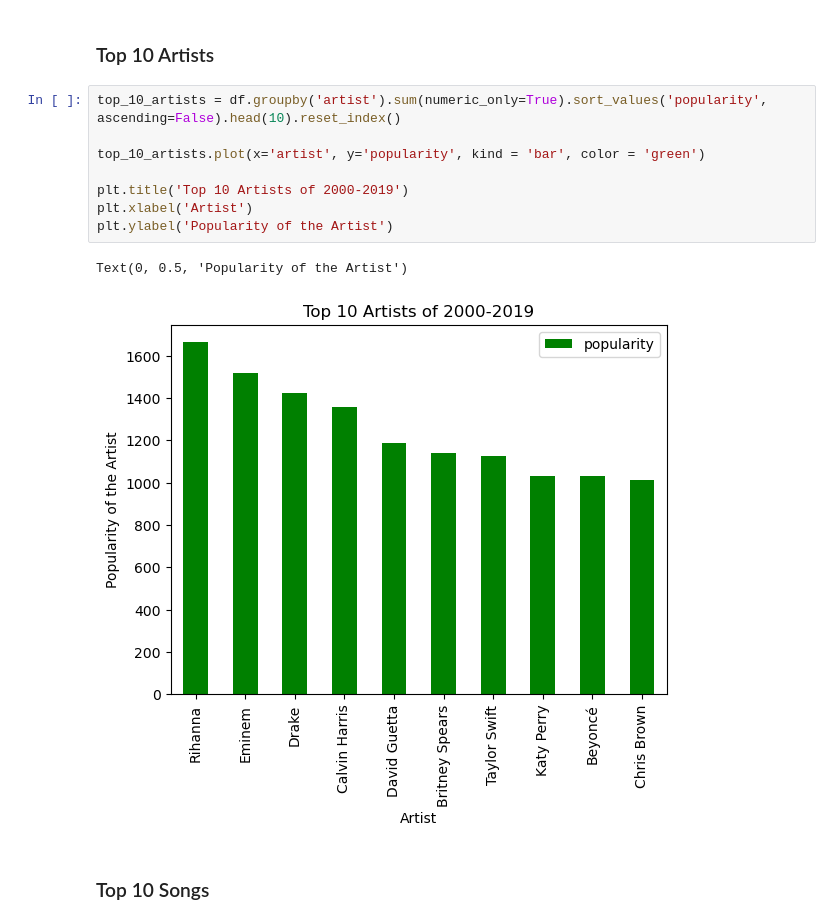
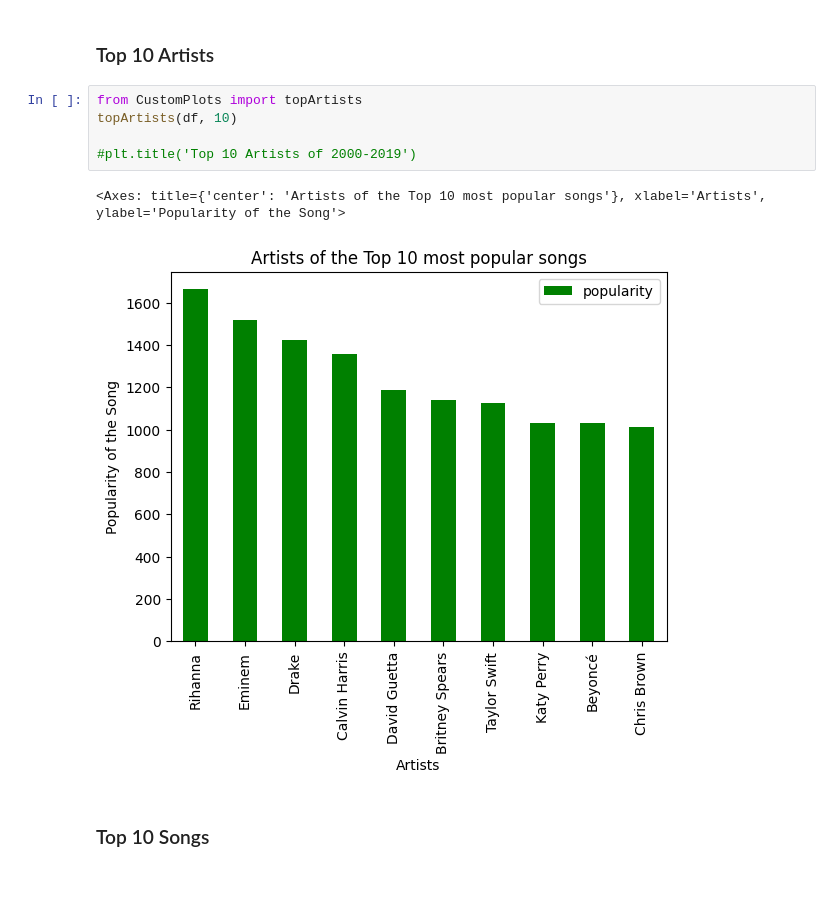
Before and after one commit to mduos/scipy_project_group_16, a Jupyter notebook: Spotify Analysis.ipynb, the cells around one changed output. Cells and saved outputs as stored; diff of their text form; blank space fills up the shorter version.

```diff
--- a/Spotify Analysis.ipynb
+++ b/Spotify Analysis.ipynb
@@ -162,16 +162,13 @@ There is a total of 819 artists, 1840 songs and 15 genres in the dataset.
 # %% [markdown]
 ### Top 10 Artists
 # %%
-top_10_artists = df.groupby('artist').sum(numeric_only=True).sort_values('popularity', ascending=False).head(10).reset_index()
+from CustomPlots import topArtists
+topArtists(df, 10)
 
-top_10_artists.plot(x='artist', y='popularity', kind = 'bar', color = 'green')
-
-plt.title('Top 10 Artists of 2000-2019')
-plt.xlabel('Artist')
-plt.ylabel('Popularity of the Artist')
+#plt.title('Top 10 Artists of 2000-2019')
 # %% [output]
-Text(0, 0.5, 'Popularity of the Artist')
+<Axes: title={'center': 'Artists of the Top 10 most popular songs'}, xlabel='Artists', ylabel='Popularity of the Song'>
-[figure, old version]
+[figure, new version]
 # %% [markdown]
 ### Top 10 Songs
 # %%
```
Also changed, not shown: parts of 7 cells of this notebook.
